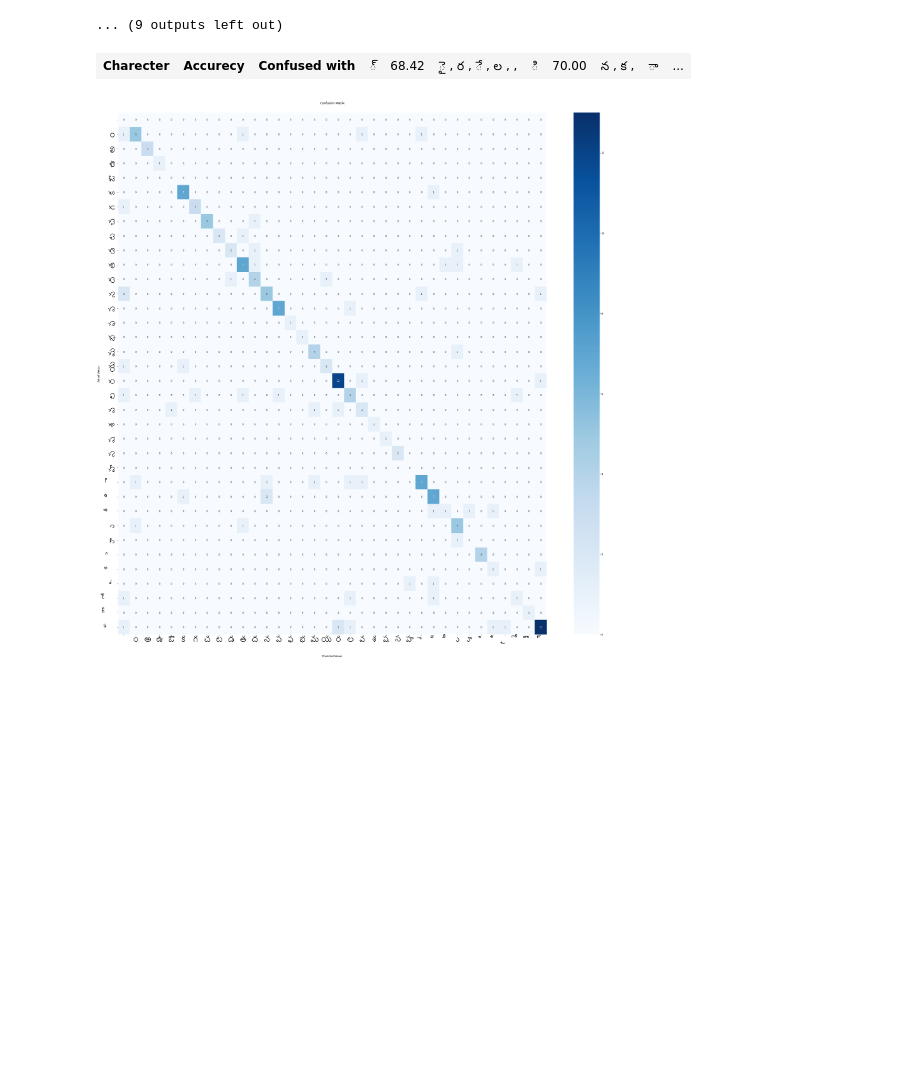
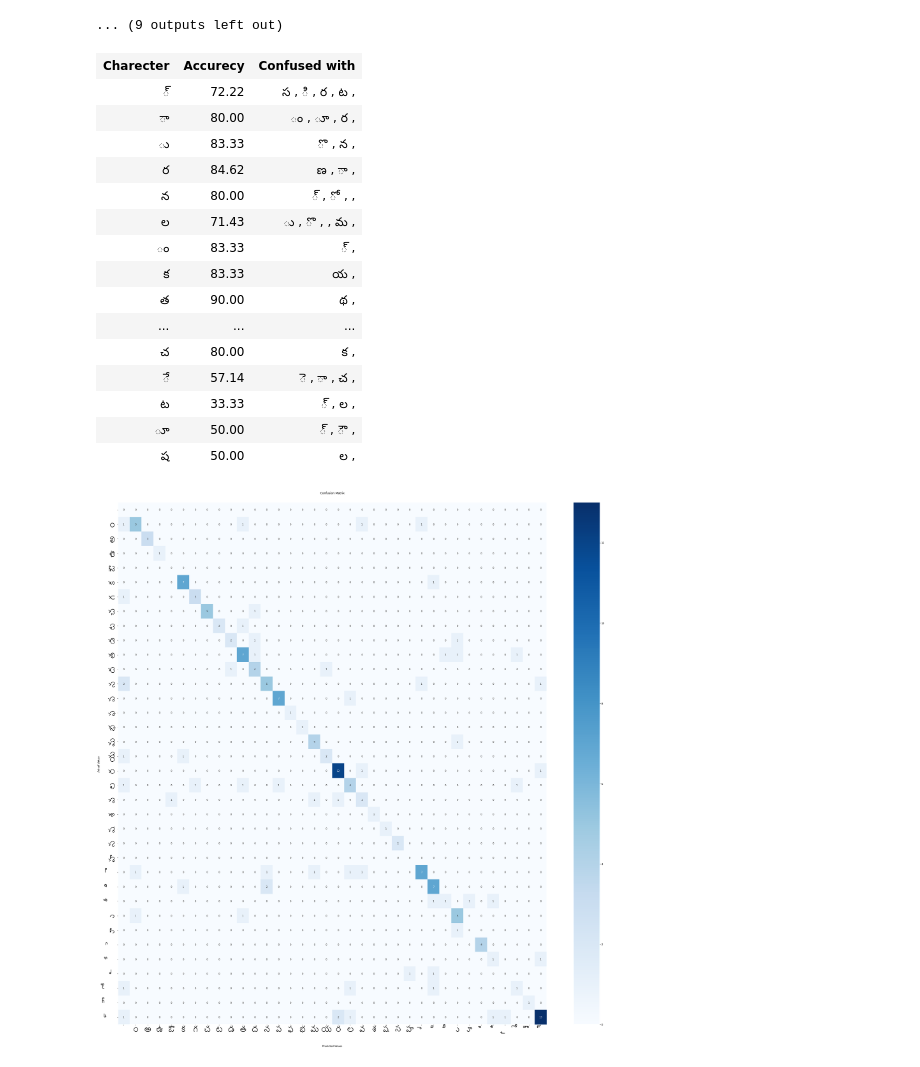
Before and after one commit to kankancs21m026/cs6910_assignment3, a Jupyter notebook: DL_Assignment3_bestmodel.ipynb, the cells around one changed output. Saved outputs shown, nothing was run; the diff lists cells and outputs as text; code cells hidden in the pictures; blank space fills up the shorter version.

```diff
--- a/DL_Assignment3_bestmodel.ipynb
+++ b/DL_Assignment3_bestmodel.ipynb
@@ -1072,32 +1057,47 @@ for i,j in zip(predchar,tgtchar):
 # %%
 
 html_str = """
     <br>
       <table style="border:2px solid black; border-collapse:collapse">
       <tr>
       <th scope="row" style="border:1px solid black;background-color:#3498DB;color:white;padding:10px;text-align:left"> <strong>Charecter</strong> </th>
       <th scope="row" style="border:1px solid black;background-color:#3498DB;color:white;padding:10px;text-align:left"> <strong>Accurecy</strong> </th>
       <th scope="row" style="border:1px solid black;background-color:#3498DB;color:white;padding:10px;text-align:left"> <strong>Confused with</strong> </th></tr>
       """
 
 
 
 for k, v in labels.items():
 
   if(v!=0 and len(labelswrong[k])>0):
     pred=""
     for j in labelswrong[k]:
       pred+=j+"  ,  "
 
-    html_str+=""" <td scope="row" style="border:1px solid black;padding:10px;text-align:left"> <strong>{}</strong> </th>
+    html_str+="""<tr> <td scope="row" style="border:1px solid black;padding:10px;text-align:left"> <strong>{}</strong> </th>
       <td scope="row" style="border:1px solid black;padding:10px;text-align:left"> <strong>{}</strong> </td>
       <td scope="row" style="border:1px solid black;padding:10px;text-align:left"> <strong>{}</strong> </td>
       </tr>
       """.format( str(k),str("{:.2f}".format(((labels[k]/labelsTot[k])*100))),pred)
 html_str += """</tr></table>"""
 display(html_print(html_str))
 # %% [output]
-| Charecter | Accurecy | Confused with | ్ | 68.42 | ై , ర , ే , ల , , | ి | 70.00 | న , క , | ా | ... |
+| Charecter | Accurecy | Confused with |
+| ్ | 72.22 | స , ి , ర , ట , |
+| ా | 80.00 | ం , ూ , ర , |
+| ు | 83.33 | ొ , న , |
+| ర | 84.62 | ణ , ా , |
+| న | 80.00 | ్ , ో , , |
+| ల | 71.43 | ు , ొ , , మ , |
+| ం | 83.33 | ్ , |
+| క | 83.33 | య , |
+| త | 90.00 | థ , |
+| ... | ... | ... |
+| చ | 80.00 | క , |
+| ే | 57.14 | ె , ా , చ , |
+| ట | 33.33 | ్ , ల , |
+| ూ | 50.00 | ్ , ౌ , |
+| ష | 50.00 | ల , |
 # %%
 from sklearn.metrics import confusion_matrix
 import pandas as pd
```
Also changed, not shown: parts of 10 cells of this notebook.
